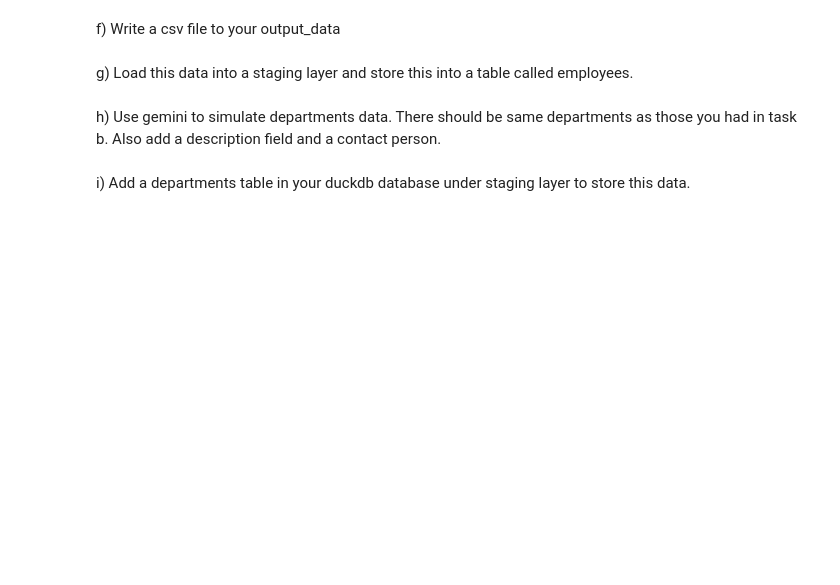
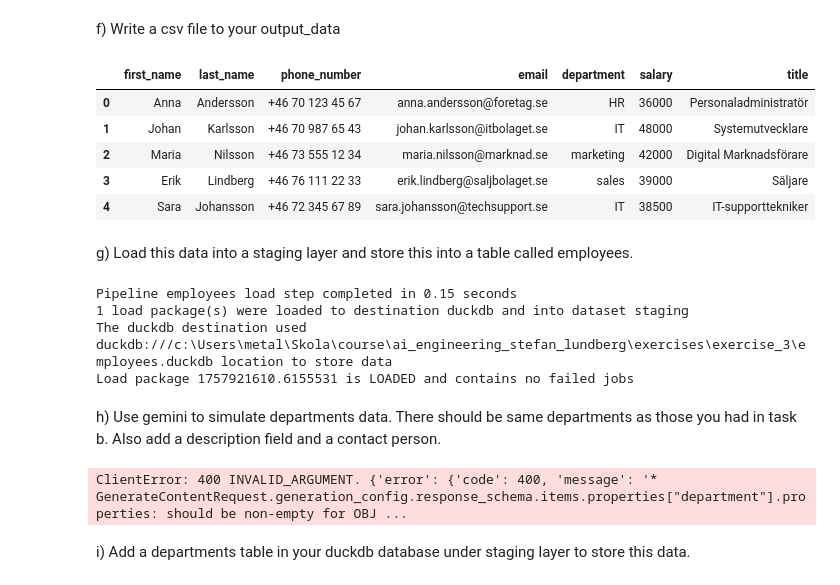
Before and after one commit to StefanLundberg77/ai_engineering_stefan_lundberg, a Jupyter notebook: exercises/exercise_3/2_company_sim.ipynb, the cells around one changed output. Saved outputs shown, nothing was run; the diff lists cells and outputs as text; code cells hidden in the pictures; blank space fills up the shorter version.

Commit message:
working on literal. pipeline done

```diff
--- a/exercises/exercise_3/2_company_sim.ipynb
+++ b/exercises/exercise_3/2_company_sim.ipynb
@@ -126,9 +154,83 @@ f) Write a csv file to your output_data
+# %%
+df.head()
+# %% [output]
+|  | first_name | last_name | phone_number | email | department | salary | title |
+| 0 | Anna | Andersson | +46 70 123 45 67 | anna.andersson@foretag.se | HR | 36000 | Personaladministratör |
+| 1 | Johan | Karlsson | +46 70 987 65 43 | johan.karlsson@itbolaget.se | IT | 48000 | Systemutvecklare |
+| 2 | Maria | Nilsson | +46 73 555 12 34 | maria.nilsson@marknad.se | marketing | 42000 | Digital Marknadsförare |
+| 3 | Erik | Lindberg | +46 76 111 22 33 | erik.lindberg@saljbolaget.se | sales | 39000 | Säljare |
+| 4 | Sara | Johansson | +46 72 345 67 89 | sara.johansson@techsupport.se | IT | 38500 | IT-supporttekniker |
 # %% [markdown]
 
 g) Load this data into a staging layer and store this into a table called employees.
+# %%
+import dlt
+
+# create a table, replace data in table
+@dlt.resource(write_disposition="replace", table_name="employees")
+
+def load_data():
+    yield df
+
+pipeline = dlt.pipeline(
+    pipeline_name="employees",
+    destination="duckdb",
+    dataset_name="staging"
+)
+load_info = pipeline.run(load_data())
+print(load_info)
+# %% [output]
+Pipeline employees load step completed in 0.15 seconds
+1 load package(s) were loaded to destination duckdb and into dataset staging
+The duckdb destination used duckdb:///c:\Users\metal\Skola\course\ai_engineering_stefan_lundberg\exercises\exercise_3\employees.duckdb location to store data
+Load package 1757921610.6155531 is LOADED and contains no failed jobs
 # %% [markdown]
 
 h) Use gemini to simulate departments data. There should be same departments as those you had in task b. Also add a description field and a contact person.
+# %%
+from typing import Literal
+
+class Department(BaseModel):
+    department: BaseModel
+    contact: str
+    description: str
+
+class Departments(BaseModel):
+    departments_list: list[Department]
+
+responses = client.models.generate_content(
+    model = "gemini-2.5-pro",
+
+    contents = """Generera departments data. Departments skall vara
+    IT, HR, marketing, sales och till varje respektive department skall det finnas
+    en kontaktperson och en kort description.
+    Använd endast svenska format och värden (förutom department).
+    Exempel:
+            {
+                "department": "HR",
+                "contact": "Sven Andersson",
+                "description": "Humar relations avdelning osv."
+            }
+    """,
+    config = {"response_mime_type": "application/json", "response_schema": list[Department]}
+)
+
+print(responses)
+
+
+#     response = client.models.generate_content(
+#     model = "gemini-2.5-pro",
+#     contents = """List 50 apartments and houses in Sweden with their monthly_fee, their price, living area,
+#     number of rooms, address, type if it is apartment or house.
+#     All currencies are in SEK.""",
+#     config = {"response_mime_type": "application/json", "response_schema": list[Home]}
+#     )
+
+
+# homes = response.parsed
+# homes
+# %% [output]
+ClientError: 400 INVALID_ARGUMENT. {'error': {'code': 400, 'message': '* GenerateContentRequest.generation_config.response_schema.items.properties["department"].properties: should be non-empty for OBJ ...
 # %% [markdown]
 
 i) Add a departments table in your duckdb database under staging layer to store this data.
```
Also changed, not shown: parts of 6 cells of this notebook, 6 other files.
